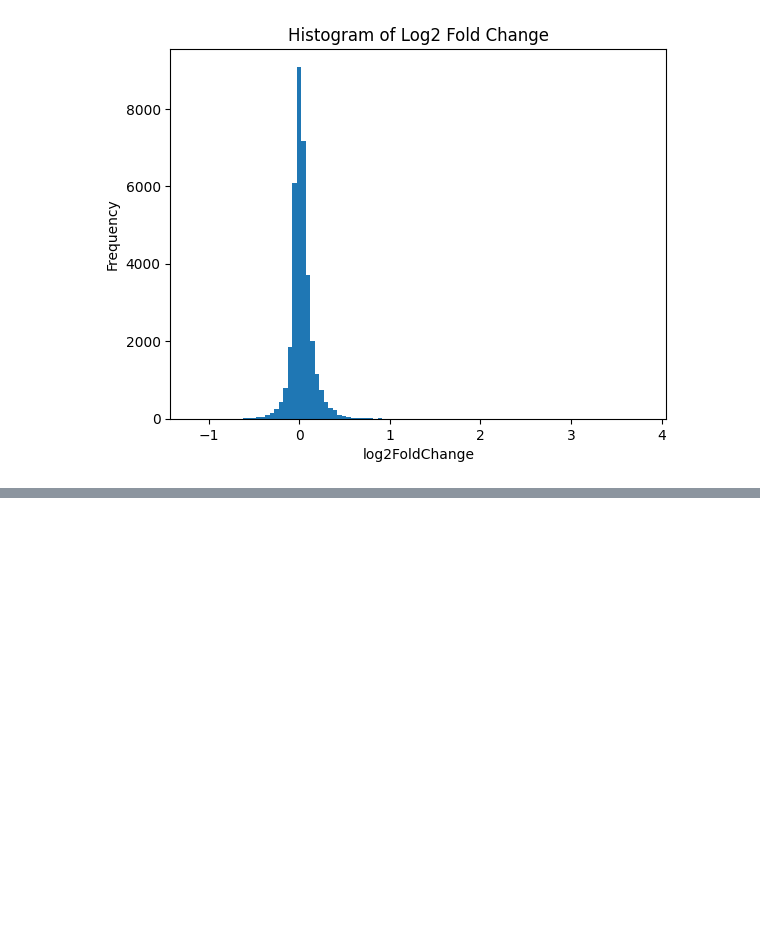
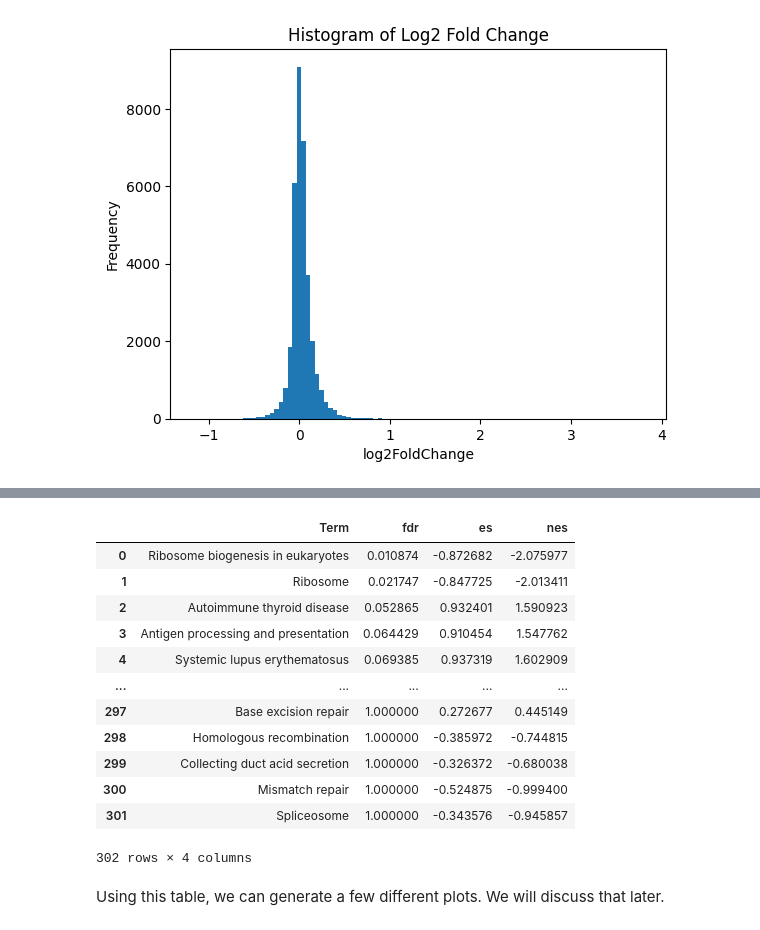
Before and after one commit to DiyaPrabhuram/bulk_RNA-seq_in_python, a Jupyter notebook: RNA_seq_with_pyDESeq2.ipynb, the cells around one changed output, grey strips where cells are left out. Drawn from its saved outputs; the diff is of its cells as text; code cells hidden in the pictures; blank space fills up the shorter version.

Commit message:
Added GSEA section

```diff
--- a/RNA_seq_with_pyDESeq2.ipynb
+++ b/RNA_seq_with_pyDESeq2.ipynb
@@ -294,0 +391,8 @@ plt.show()
+# %%
+# let's first map the gene names to the ensembl IDs
+deseq_df = pd.read_csv('deseq2_results.txt', sep='\t')
+annot_df = pd.read_csv('Human.GRCh38.p13.annot.tsv', sep='\t')
+
+IDs_symbols = annot_df[['GeneID', 'Symbol']]
+deseq_df = deseq_df.merge(IDs_symbols, on='GeneID')
+print(deseq_df)
@@ -294,0 +417,6 @@ plt.show()
+# %%
+deseq_df['Rank'] = -np.log10(deseq_df.padj)*deseq_df.log2FoldChange
+gsea_input = deseq_df[['Symbol', 'Rank']]
+gsea_input = gsea_input.sort_values('Rank', ascending = False).reset_index(drop = True)
+gsea_input = gsea_input.dropna()
+gsea_input
@@ -294,0 +458,14 @@ plt.show()
+# %%
+pre_res = gp.prerank(rnk = gsea_input, gene_sets = 'KEGG_2021_Human', seed = 6, permutation_num = 100)
+
+out = []
+
+for term in list(pre_res.results):
+    out.append([term,
+               pre_res.results[term]['fdr'],
+               pre_res.results[term]['es'],
+               pre_res.results[term]['nes']])
+
+out_df = pd.DataFrame(out, columns = ['Term','fdr', 'es', 'nes']).sort_values('fdr').reset_index(drop = True)
+out_df
+# %% [output]
@@ -294,0 +474,15 @@ plt.show()
+|  | Term | fdr | es | nes |
+| 0 | Ribosome biogenesis in eukaryotes | 0.010874 | -0.872682 | -2.075977 |
+| 1 | Ribosome | 0.021747 | -0.847725 | -2.013411 |
+| 2 | Autoimmune thyroid disease | 0.052865 | 0.932401 | 1.590923 |
+| 3 | Antigen processing and presentation | 0.064429 | 0.910454 | 1.547762 |
+| 4 | Systemic lupus erythematosus | 0.069385 | 0.937319 | 1.602909 |
+| ... | ... | ... | ... | ... |
+| 297 | Base excision repair | 1.000000 | 0.272677 | 0.445149 |
+| 298 | Homologous recombination | 1.000000 | -0.385972 | -0.744815 |
+| 299 | Collecting duct acid secretion | 1.000000 | -0.326372 | -0.680038 |
+| 300 | Mismatch repair | 1.000000 | -0.524875 | -0.999400 |
+| 301 | Spliceosome | 1.000000 | -0.343576 | -0.945857 |
+302 rows × 4 columns
+# %% [markdown]
+Using this table, we can generate a few different plots. We will discuss that later.
```
Also changed, not shown: parts of 16 cells of this notebook.
